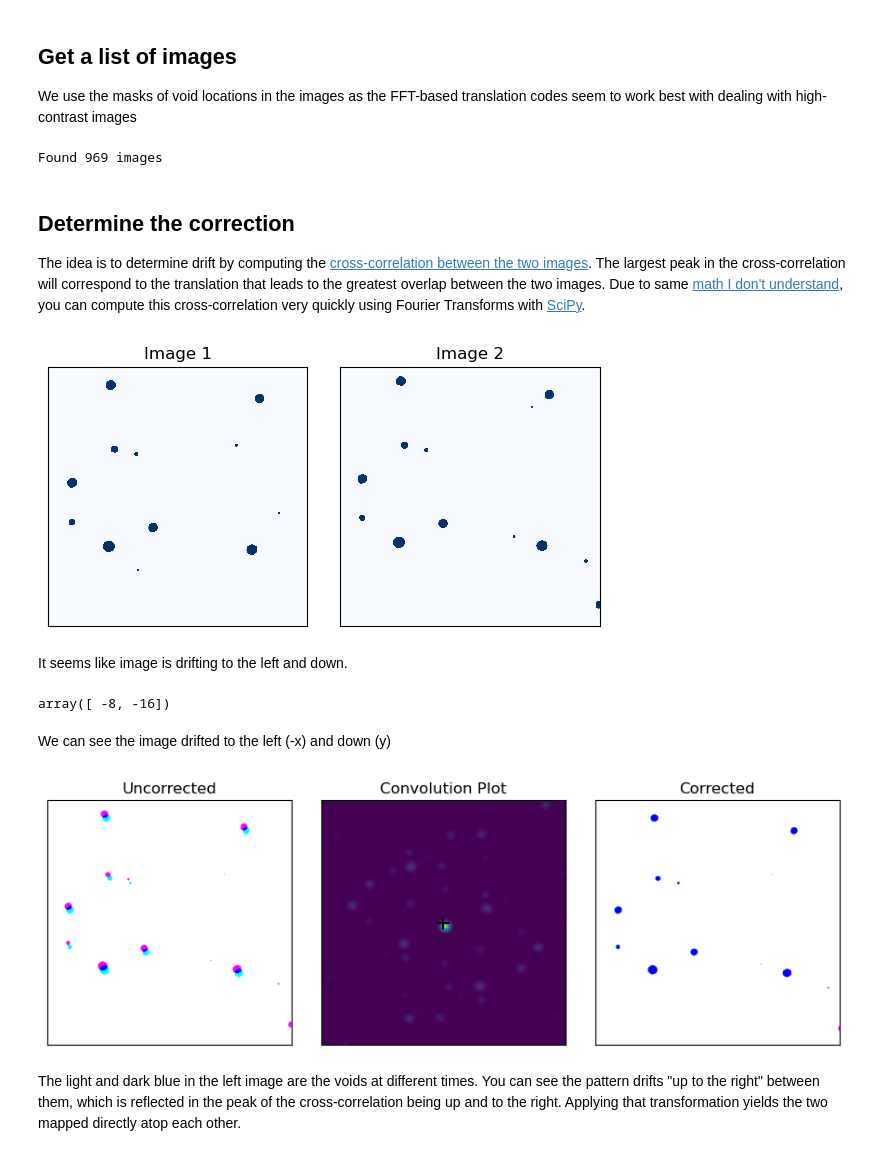
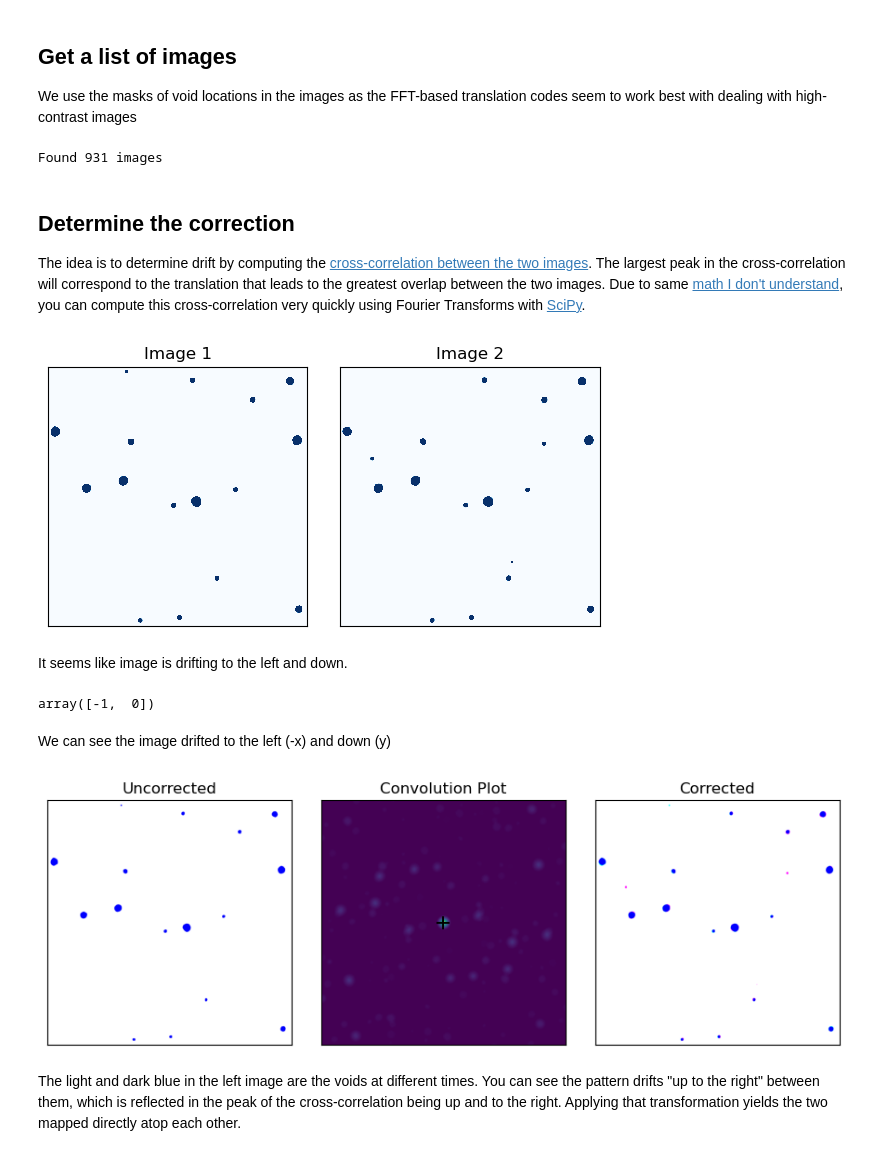
Before and after one commit to ivem-argonne/learning-damage-dynamics, a Jupyter notebook: 0_drift-correction/0_align-with-ffts.ipynb, the cells around one changed output. Cells and saved outputs as stored; diff of their text form; code cells hidden in the pictures.

```diff
--- a/0_drift-correction/0_align-with-ffts.ipynb
+++ b/0_drift-correction/0_align-with-ffts.ipynb
@@ -17,8 +18,7 @@ import numpy as np
 # %% [markdown]
 Configuration
 # %%
-run_directory = '../data/8bitTIFF-video26-575C/'
-frames_per_drift_point: int = 4  # Decrease to increase the complexity of drift model
+run_directory = '../data/8bitTIFF-video24-550C/'
 # %% [markdown]
 Initialize the output directory
 # %%
@@ -37,7 +37,7 @@ We use the masks of void locations in the images as the FFT-based translation co
 images = sorted((run_directory / 'masks').glob('*tif'))
 print(f'Found {len(images)} images')
 # %% [output]
-Found 969 images
+Found 931 images
 # %% [markdown]
 ## Determine the correction
 The idea is to determine drift by computing the [cross-correlation between the two images](https://en.wikipedia.org/wiki/Cross-correlation#/media/File:Cross_correlation_animation.gif).
@@ -45,7 +45,7 @@ The largest peak in the cross-correlation will correspond to the translation tha
 Due to same [math I don't understand](https://en.wikipedia.org/wiki/Discrete_Fourier_transform#Circular_convolution_theorem_and_cross-correlation_theorem), you can compute this cross-correlation very quickly using Fourier Transforms with [SciPy](https://stackoverflow.com/questions/24768222/how-to-detect-a-shift-between-images).
 # %%
 image_1 = imread_fun(images[0])
-image_2 = imread_fun(images[100])
+image_2 = imread_fun(images[4])
 # %%
 fig, axs = plt.subplots(1, 2, figsize=(6, 3),)
 
@@ -62,68 +62,47 @@ axs[1].set_title('Image 2')
 
 fig.tight_layout()
 # %% [output]
-[figure, old version]
+[figure, new version]
 # %% [markdown]
 It seems like image is drifting to the left and down.
 # %%
-def compute_drift(image_1: np.ndarray, image_2: np.ndarray) -> np.ndarray:
-    """Compute the drift between two different frames
-
-    Args:
-        image_1: Starting image
-        image_2: Next image
-    Returns:
-        - The optimal translation between the two images
-        - Convolution used to make the judgement
-    """
-
-    # Compute the correlations between the two images using FFT
-    #  You must reverse the second signal/image for this trick
-    conv = fftconvolve(image_1, image_2[::-1,::-1], mode='same')
-
-    # Find the location of the maximum
-    peak_loc = np.unravel_index(np.argmax(conv), conv.shape)
-
-    # Find its deplacement from the image center, that's the location
-    drift = [peak_loc[1] - conv.shape[0] // 2 , peak_loc[0] - conv.shape[1] // 2]
-    return -np.array(drift), conv
-drift, conv = compute_drift(image_1, image_2)
+drift, conv = compute_drift_from_image_pair(image_1, image_2, return_conv=True)
 drift
 # %% [output]
-array([ -8, -16])
+array([-1,  0])
 # %% [markdown]
 We can see the image drifted to the left (-x) and down (y)
 # %%
 fig, axs = plt.subplots(1, 3, figsize=(9, 3),)
 
 for ax in axs:
     ax.set_yticks(ax.set_xticks([]))
 
 # Plot the original and new overlapped
 image = np.zeros((*image_1.shape, 3), dtype=np.uint8) + 255
-image[:, :, 0] -= image_1
-image[:, :, 1] -= image_2
+image[:, :, 0] -= np.array((image_1 > 0) * 255, dtype=np.uint8)
+image[:, :, 1] -= np.array((image_1 > 0) * 255, dtype=np.uint8)
 axs[0].imshow(image)
 axs[0].set_title('Uncorrected')
 
 # Plot the convolution
 axs[1].scatter([image_1.shape[0] // 2], [image_1.shape[1] // 2], marker='+', s=100., color='k')
 axs[1].imshow(conv)
 axs[1].set_title('Convolution Plot')
 
 # Plot the re-registered images
 affine = AffineTransform(translation=drift)
 image_2_shift = np.array(warp(image_2, affine) * 255, dtype=np.uint8)
 image = np.zeros((*image_1.shape, 3), dtype=np.uint8) + 255
-image[:, :, 0] -= image_1
-image[:, :, 1] -= image_2_shift
+image[:, :, 0] -= np.array((image_1 > 0) * 255, dtype=np.uint8)
+image[:, :, 1] -= np.array((image_2_shift > 0) * 255, dtype=np.uint8)
 axs[2].imshow(image)
 axs[2].set_title('Corrected')
 
 fig.tight_layout()
 fig.savefig(out_directory / 'figures/drift-correlation.png', dpi=320)
 # %% [output]
-[figure, old version]
+[figure, new version]
 # %% [markdown]
 The light and dark blue in the left image are the voids at different times. You can see the pattern drifts "up to the right" between them, which is reflected in the peak of the cross-correlation being up and to the right.
 Applying that transformation yields the two mapped directly atop each other.
```
Also changed, not shown: parts of 19 cells of this notebook.
